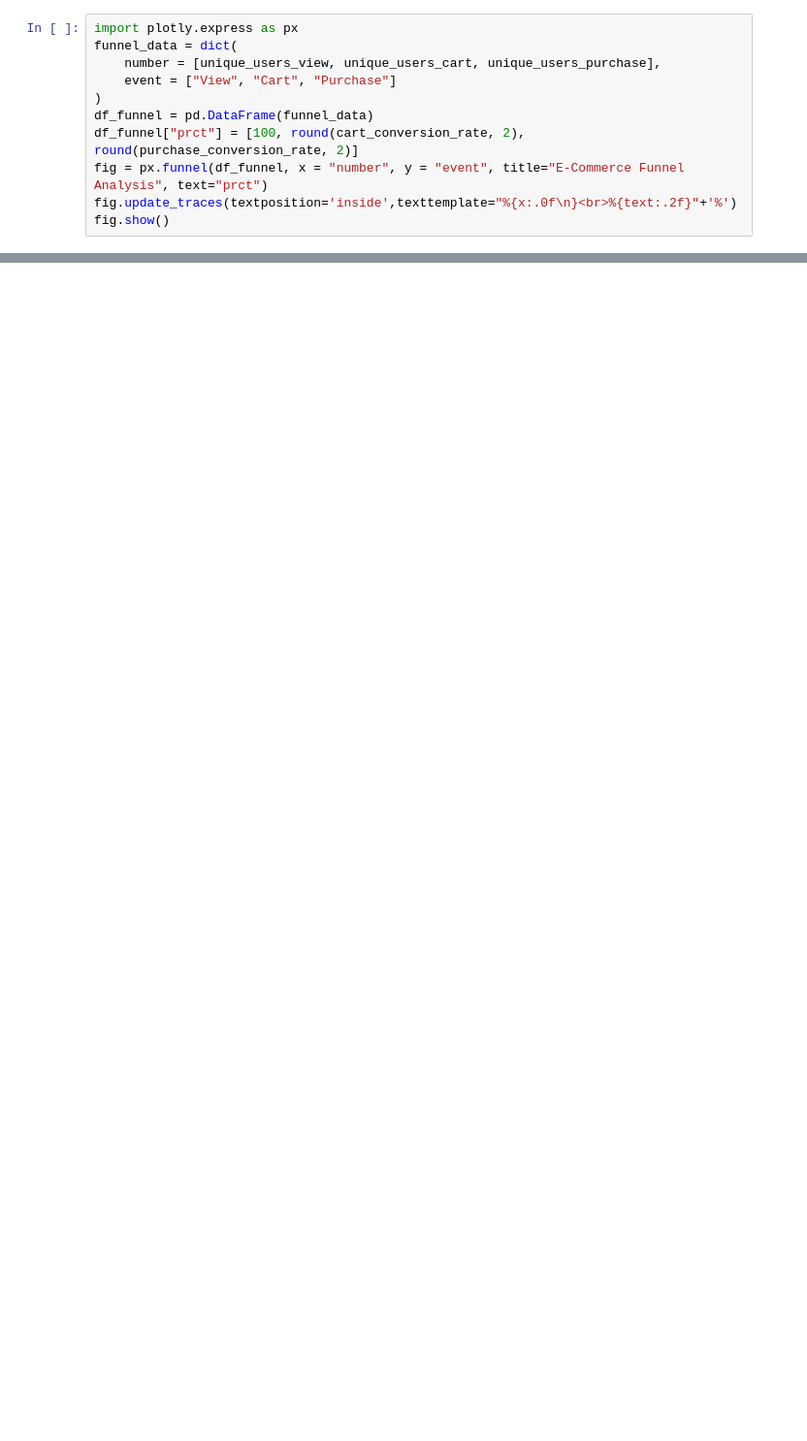
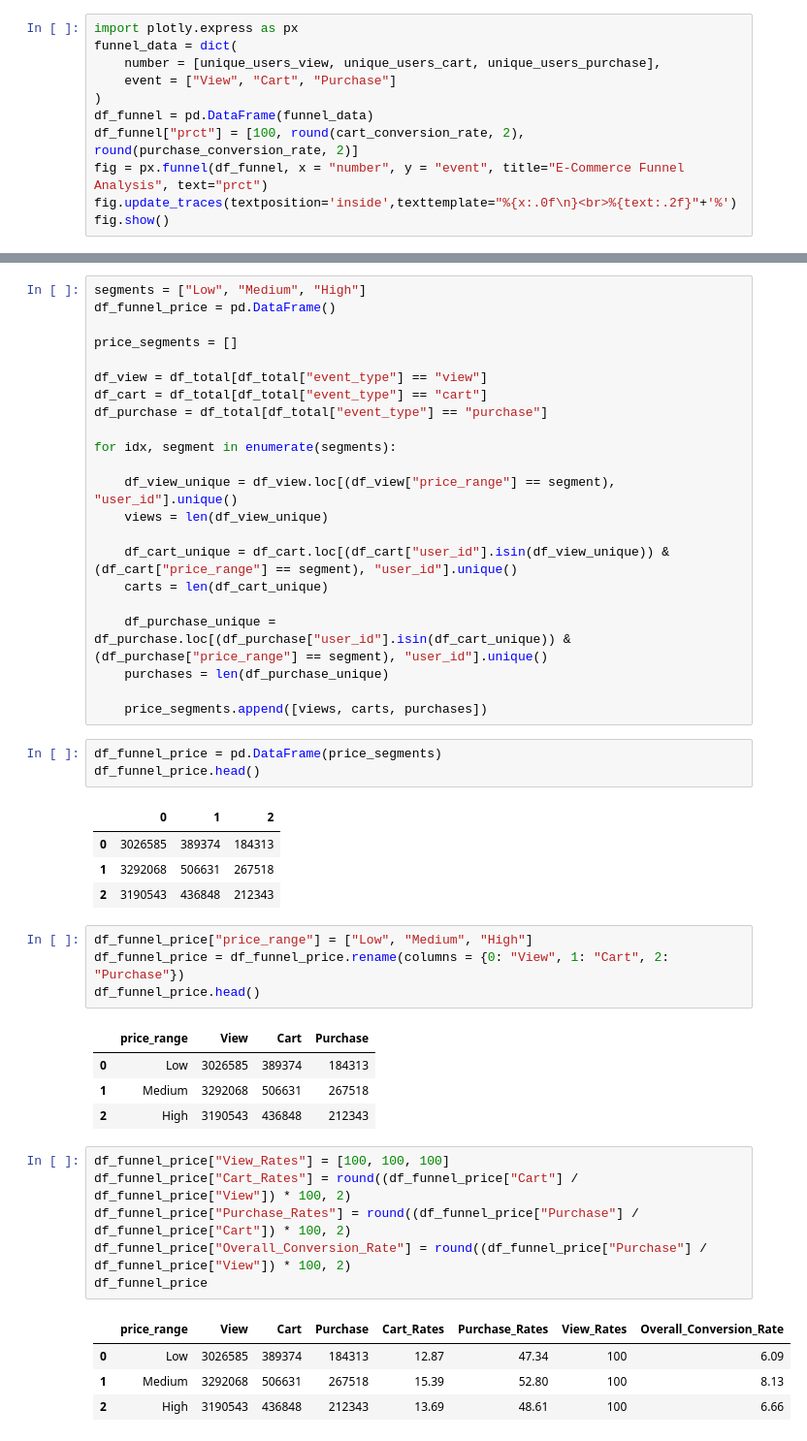
Before and after one commit to bigfoot-888/Ecommerce-User-Behavior-Analysis, a Jupyter notebook: notebooks/user-behavior-analysis.ipynb, the cells around one changed output, grey strips where cells are left out. Shown at 97% size. Drawn from its saved outputs; the diff is of its cells as text; blank space fills up the shorter version.

Commit message:
Finished segmented funnel analysis in jupyter notebook

```diff
--- a/notebooks/user-behavior-analysis.ipynb
+++ b/notebooks/user-behavior-analysis.ipynb
@@ -142,0 +187,50 @@ fig.show()
+# %%
+segments = ["Low", "Medium", "High"]
+df_funnel_price = pd.DataFrame()
+
+price_segments = []
+
+df_view = df_total[df_total["event_type"] == "view"]
+df_cart = df_total[df_total["event_type"] == "cart"]
+df_purchase = df_total[df_total["event_type"] == "purchase"]
+
+for idx, segment in enumerate(segments):
+
+    df_view_unique = df_view.loc[(df_view["price_range"] == segment), "user_id"].unique()
+    views = len(df_view_unique)
+
+    df_cart_unique = df_cart.loc[(df_cart["user_id"].isin(df_view_unique)) & (df_cart["price_range"] == segment), "user_id"].unique()
+    carts = len(df_cart_unique)
+
+    df_purchase_unique = df_purchase.loc[(df_purchase["user_id"].isin(df_cart_unique)) & (df_purchase["price_range"] == segment), "user_id"].unique()
+    purchases = len(df_purchase_unique)
+
+    price_segments.append([views, carts, purchases])
+# %%
+df_funnel_price = pd.DataFrame(price_segments)
+df_funnel_price.head()
+# %% [output]
+|  | 0 | 1 | 2 |
+| 0 | 3026585 | 389374 | 184313 |
+| 1 | 3292068 | 506631 | 267518 |
+| 2 | 3190543 | 436848 | 212343 |
+# %%
+df_funnel_price["price_range"] = ["Low", "Medium", "High"]
+df_funnel_price = df_funnel_price.rename(columns = {0: "View", 1: "Cart", 2: "Purchase"})
+df_funnel_price.head()
+# %% [output]
+|  | price_range | View | Cart | Purchase |
+| 0 | Low | 3026585 | 389374 | 184313 |
+| 1 | Medium | 3292068 | 506631 | 267518 |
+| 2 | High | 3190543 | 436848 | 212343 |
+# %%
+df_funnel_price["View_Rates"] = [100, 100, 100]
+df_funnel_price["Cart_Rates"] = round((df_funnel_price["Cart"] / df_funnel_price["View"]) * 100, 2)
+df_funnel_price["Purchase_Rates"] = round((df_funnel_price["Purchase"] / df_funnel_price["Cart"]) * 100, 2)
+df_funnel_price["Overall_Conversion_Rate"] = round((df_funnel_price["Purchase"] / df_funnel_price["View"]) * 100, 2)
+df_funnel_price
+# %% [output]
+|  | price_range | View | Cart | Purchase | Cart_Rates | Purchase_Rates | View_Rates | Overall_Conversion_Rate |
+| 0 | Low | 3026585 | 389374 | 184313 | 12.87 | 47.34 | 100 | 6.09 |
+| 1 | Medium | 3292068 | 506631 | 267518 | 15.39 | 52.80 | 100 | 8.13 |
+| 2 | High | 3190543 | 436848 | 212343 | 13.69 | 48.61 | 100 | 6.66 |
```
Also changed, not shown: parts of 26 cells of this notebook.
